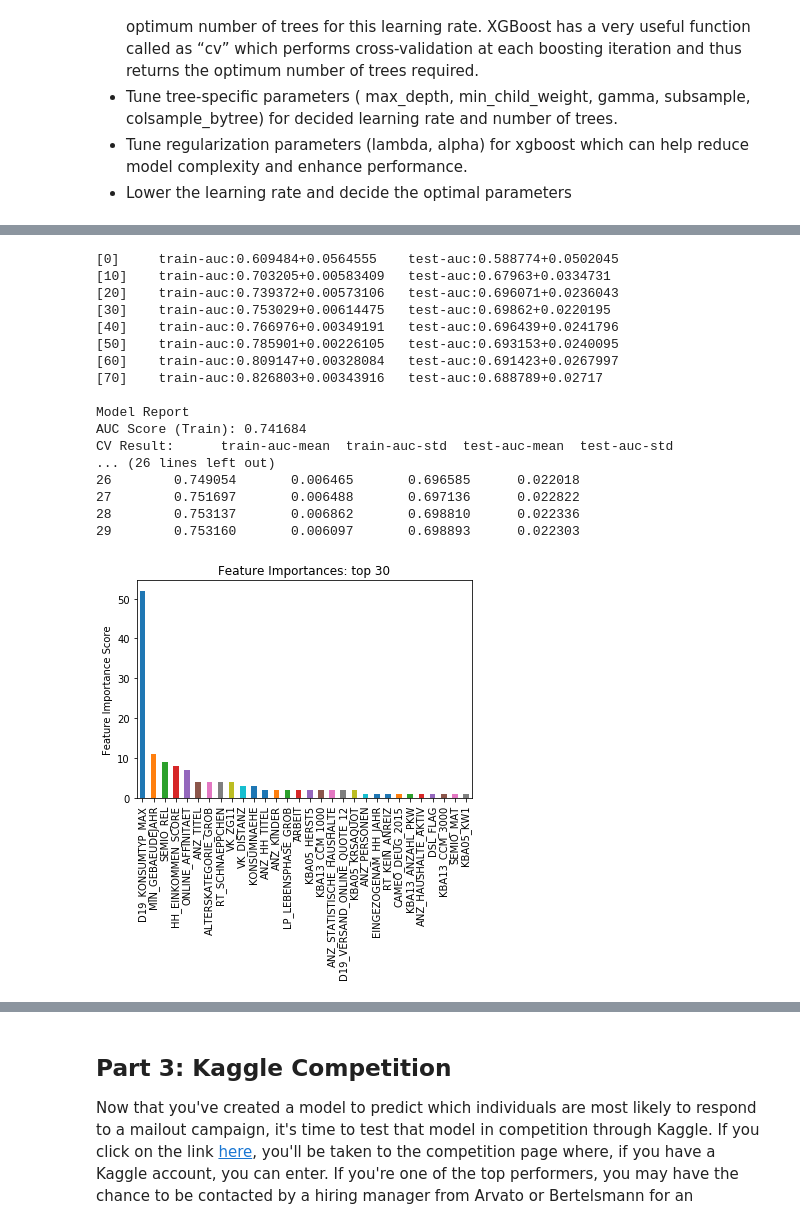
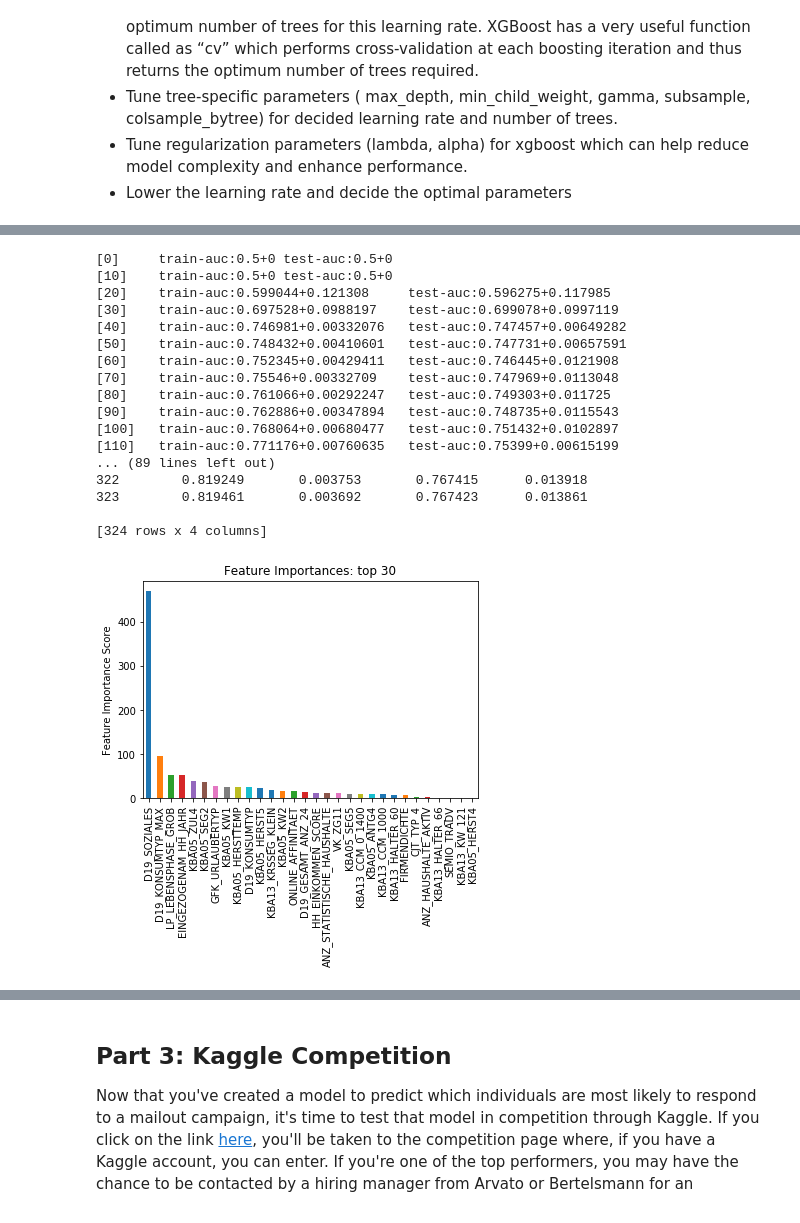
Before and after one commit to santamm/Customer-Segmentation, a Jupyter notebook: Arvato Project Workbook.ipynb, the cells around one changed output, grey strips where cells are left out. Cells and saved outputs as stored; diff of their text form; code cells hidden in the pictures.

Commit message:
XGBoost Parameters Tuned

```diff
--- a/Arvato Project Workbook.ipynb
+++ b/Arvato Project Workbook.ipynb
@@ -1625,7 +1643,7 @@ param_test1 = {
  'max_depth':range(3,10,2),
  'min_child_weight':range(1,6,2)
 }
-gsearch1 = GridSearchCV(estimator = XGBClassifier( learning_rate =0.1, n_estimators=140, max_depth=5,
+gsearch1 = GridSearchCV(estimator = XGBClassifier(learning_rate=0.1, n_estimators=100, max_depth=5,
  min_child_weight=1, gamma=0, subsample=0.8, colsample_bytree=0.8,
  objective= 'binary:logistic', n_jobs=2, scale_pos_weight=1, random_state=27),
 param_grid = param_test1, scoring='roc_auc', n_jobs=2, iid=False, cv=5)
@@ -1670,0 +1723,13 @@ gsearch3.best_params_, gsearch3.best_score_
+# %%
+# Tuning Regularization Parameters: L1 Regularization
+param_test6 = {
+ 'reg_alpha':[1e-5, 1e-2, 0.1, 1, 100]
+}
+
+gsearch6 = GridSearchCV(estimator = XGBClassifier(learning_rate=0.1, n_estimators=100, max_depth=4,
+ min_child_weight=3, gamma=0.2, subsample=0.8, colsample_bytree=0.8,
+ objective= 'binary:logistic', n_jobs=2, scale_pos_weight=1, random_state=27),
+ param_grid = param_test6, scoring='roc_auc',n_jobs=2, iid=False, cv=5)
+
+gsearch6.fit(X, y)
+gsearch6.best_params_, gsearch6.best_score_
@@ -1670,0 +1738,12 @@ gsearch3.best_params_, gsearch3.best_score_
+# %%
+# Fine tune reg_alpha, the previous values were very spread apart
+param_test7 = {
+ 'reg_alpha':[i/10.0 for i in range(1,10)]
+}
+gsearch7 = GridSearchCV(estimator = XGBClassifier(learning_rate=0.1, n_estimators=100, max_depth=4,
+ min_child_weight=3, gamma=0.2, subsample=0.8, colsample_bytree=0.8,
+ objective= 'binary:logistic', n_jobs=2, scale_pos_weight=1, random_state=27),
+ param_grid = param_test7, scoring='roc_auc',n_jobs=2, iid=False, cv=5)
+
+gsearch7.fit(X, y)
+gsearch7.best_params_, gsearch7.best_score_
@@ -1671,35 +1752,37 @@ gsearch3.best_params_, gsearch3.best_score_
 # %%
-# Re-calibrate # of boosting rounds
-xgb2 = XGBClassifier(
- learning_rate =0.1,
- n_estimators=1000,
- max_depth=3,
- min_child_weight=1,
- gamma=0.3,
+# Reducing  learning rate, increase estimators
+from xgboost import XGBClassifier
+xgb4 = XGBClassifier(
+ learning_rate =0.01,
+ n_estimators=500,
+ max_depth=4,
+ min_child_weight=3,
+ gamma=0.2,
  subsample=0.8,
  colsample_bytree=0.8,
+ reg_alpha=0.6,
  objective= 'binary:logistic',
  n_jobs=2,
  scale_pos_weight=1,
  random_state=27)
 
-modelfit(xgb2, X, y)
+modelfit(xgb4, X, y)
 # %% [output]
-[0]     train-auc:0.609484+0.0564555    test-auc:0.588774+0.0502045
-[10]    train-auc:0.703205+0.00583409   test-auc:0.67963+0.0334731
-[20]    train-auc:0.739372+0.00573106   test-auc:0.696071+0.0236043
-[30]    train-auc:0.753029+0.00614475   test-auc:0.69862+0.0220195
-[40]    train-auc:0.766976+0.00349191   test-auc:0.696439+0.0241796
-[50]    train-auc:0.785901+0.00226105   test-auc:0.693153+0.0240095
-[60]    train-auc:0.809147+0.00328084   test-auc:0.691423+0.0267997
-[70]    train-auc:0.826803+0.00343916   test-auc:0.688789+0.02717
+[0]     train-auc:0.5+0 test-auc:0.5+0
+[10]    train-auc:0.5+0 test-auc:0.5+0
+[20]    train-auc:0.599044+0.121308     test-auc:0.596275+0.117985
+[30]    train-auc:0.697528+0.0988197    test-auc:0.699078+0.0997119
+[40]    train-auc:0.746981+0.00332076   test-auc:0.747457+0.00649282
+[50]    train-auc:0.748432+0.00410601   test-auc:0.747731+0.00657591
+[60]    train-auc:0.752345+0.00429411   test-auc:0.746445+0.0121908
+[70]    train-auc:0.75546+0.00332709    test-auc:0.747969+0.0113048
+[80]    train-auc:0.761066+0.00292247   test-auc:0.749303+0.011725
+[90]    train-auc:0.762886+0.00347894   test-auc:0.748735+0.0115543
+[100]   train-auc:0.768064+0.00680477   test-auc:0.751432+0.0102897
+[110]   train-auc:0.771176+0.00760635   test-auc:0.75399+0.00615199
+... (89 lines left out)
+322        0.819249       0.003753       0.767415      0.013918
+323        0.819461       0.003692       0.767423      0.013861
 
-Model Report
-AUC Score (Train): 0.741684
-CV Result:      train-auc-mean  train-auc-std  test-auc-mean  test-auc-std
-... (26 lines left out)
-26        0.749054       0.006465       0.696585      0.022018
-27        0.751697       0.006488       0.697136      0.022822
-28        0.753137       0.006862       0.698810      0.022336
-29        0.753160       0.006097       0.698893      0.022303
+[324 rows x 4 columns]
-[figure, old version]
+[figure, new version]
```
Also changed, not shown: parts of 57 cells of this notebook.
